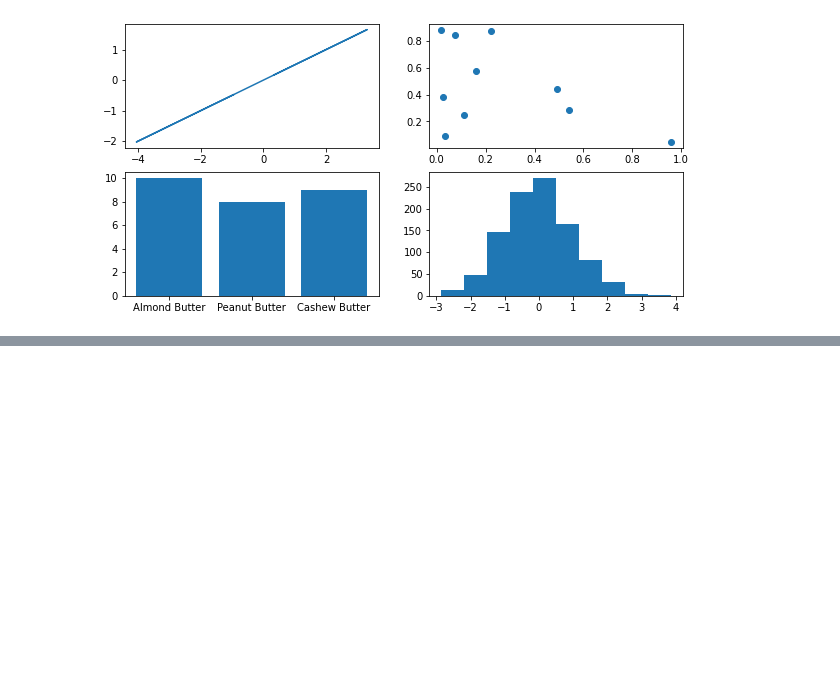
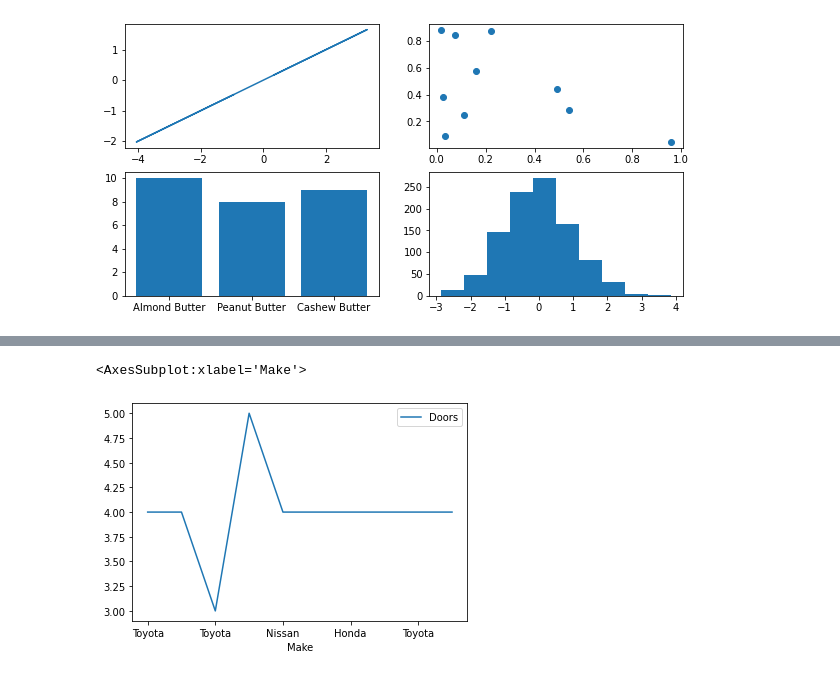
Before and after one commit to mainaliashish/ml-projects, a Jupyter notebook: matlab-practice/practice-matlab.ipynb, the cells around one changed output, grey strips where cells are left out. Drawn from its saved outputs; the diff is of its cells as text; code cells hidden in the pictures; blank space fills up the shorter version.

```diff
--- a/matlab-practice/practice-matlab.ipynb
+++ b/matlab-practice/practice-matlab.ipynb
@@ -155,0 +229,5 @@ ax[1,1]
+# %%
+car_sales.plot(x="Make", y="Doors")
+# %% [output]
+<AxesSubplot:xlabel='Make'>
+[figure, added]
```
Also changed, not shown: parts of 11 cells of this notebook, 1 other file.
